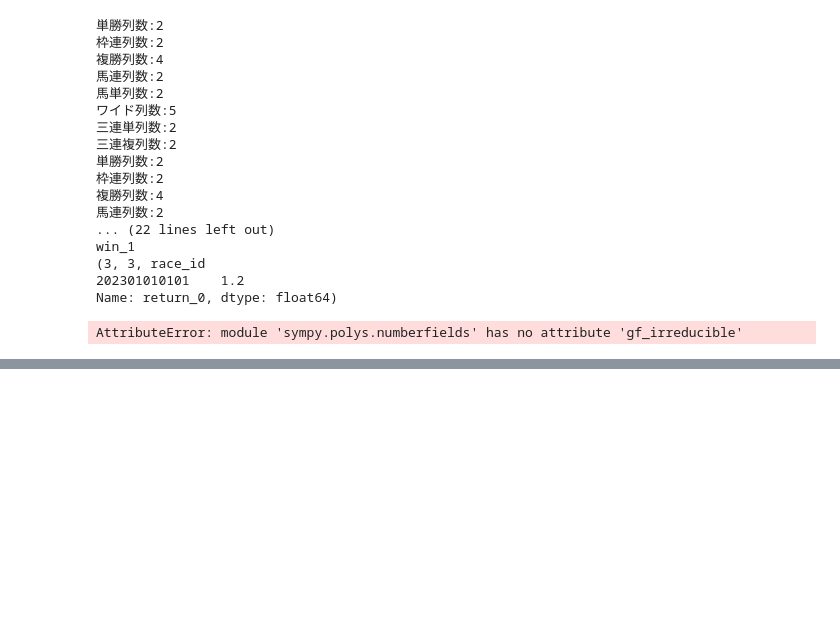
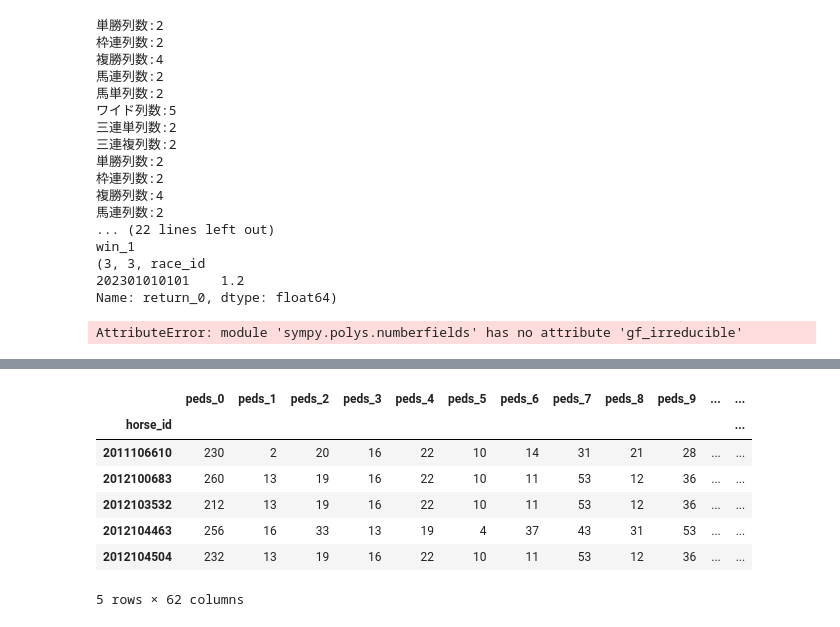
Before and after one commit to nmatsubara8/keibam, a Jupyter notebook: src/preparing/sand_box.ipynb, the cells around one changed output, grey strips where cells are left out. Drawn from its saved outputs; the diff is of its cells as text; code cells hidden in the pictures; blank space fills up the shorter version.

```diff
--- a/src/preparing/sand_box.ipynb
+++ b/src/preparing/sand_box.ipynb
@@ -3345,0 +3681,44 @@ AttributeError: module 'sympy.polys.numberfields' has no attribute 'gf_irreducib
+# %%
+from sklearn.preprocessing import LabelEncoder
+
+from src.preprocessing._abstract_data_processor import AbstractDataProcessor
+
+
+class PedsProcessor(AbstractDataProcessor):
+    """
+    初期処理
+    """
+
+    def __init__(self, filepath):
+        super().__init__(filepath)
+
+    """
+    前処理
+    """
+
+    def _preprocess(self):
+        df = self.raw_data.copy()
+        df["horse_id"] = df["horse_id"].astype(int)  # horse_id 列を整数型に変換
+
+        # horse_id 列を除く列をカテゴリ型に変換する
+        for column in df.columns:
+            if column != "horse_id":
+                df[column] = LabelEncoder().fit_transform(df[column].fillna("Na"))
+                df[column] = df[column].astype("category")
+        # horse_id 列をインデックスに設定する
+        df.set_index("horse_id", inplace=True)
+        return df
+
+
+pp = PedsProcessor("./data/raw/peds.pkl")
+df = pp._preprocess()
+df.head()
+# %% [output]
+|  | peds_0 | peds_1 | peds_2 | peds_3 | peds_4 | peds_5 | peds_6 | peds_7 | peds_8 | peds_9 | ... | ... |
+| horse_id |  |  |  |  |  |  |  |  |  |  |  | ... |
+| 2011106610 | 230 | 2 | 20 | 16 | 22 | 10 | 14 | 31 | 21 | 28 | ... | ... |
+| 2012100683 | 260 | 13 | 19 | 16 | 22 | 10 | 11 | 53 | 12 | 36 | ... | ... |
+| 2012103532 | 212 | 13 | 19 | 16 | 22 | 10 | 11 | 53 | 12 | 36 | ... | ... |
+| 2012104463 | 256 | 16 | 33 | 13 | 19 | 4 | 37 | 43 | 31 | 53 | ... | ... |
+| 2012104504 | 232 | 13 | 19 | 16 | 22 | 10 | 11 | 53 | 12 | 36 | ... | ... |
+5 rows × 62 columns
```
Also changed, not shown: parts of 6 cells of this notebook, 14 other files.
